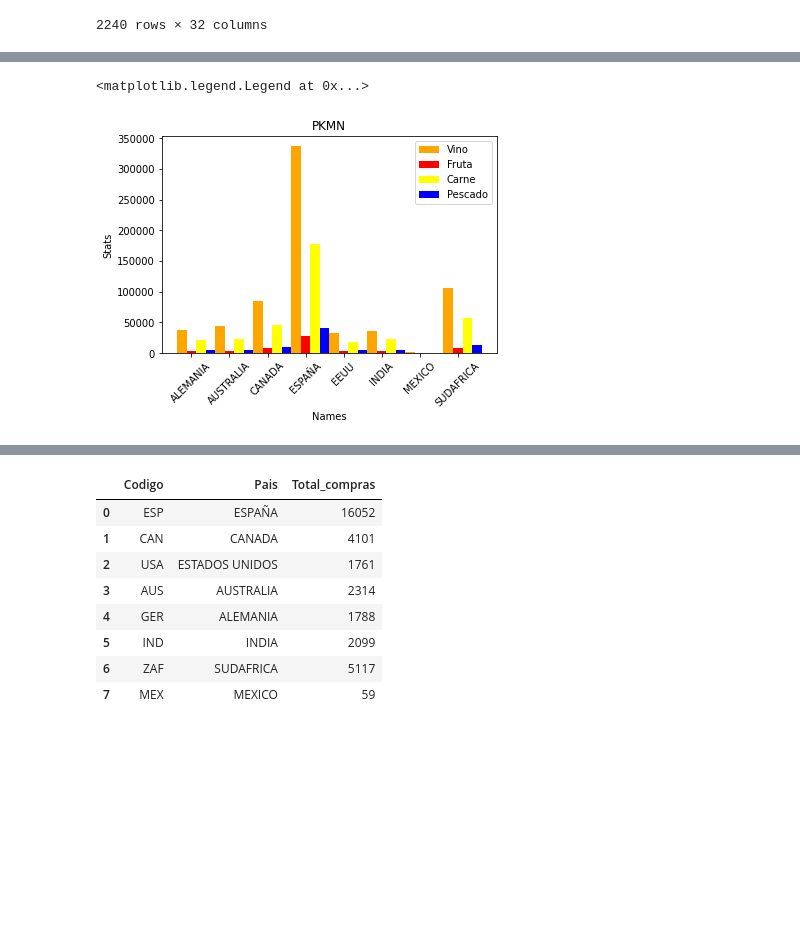
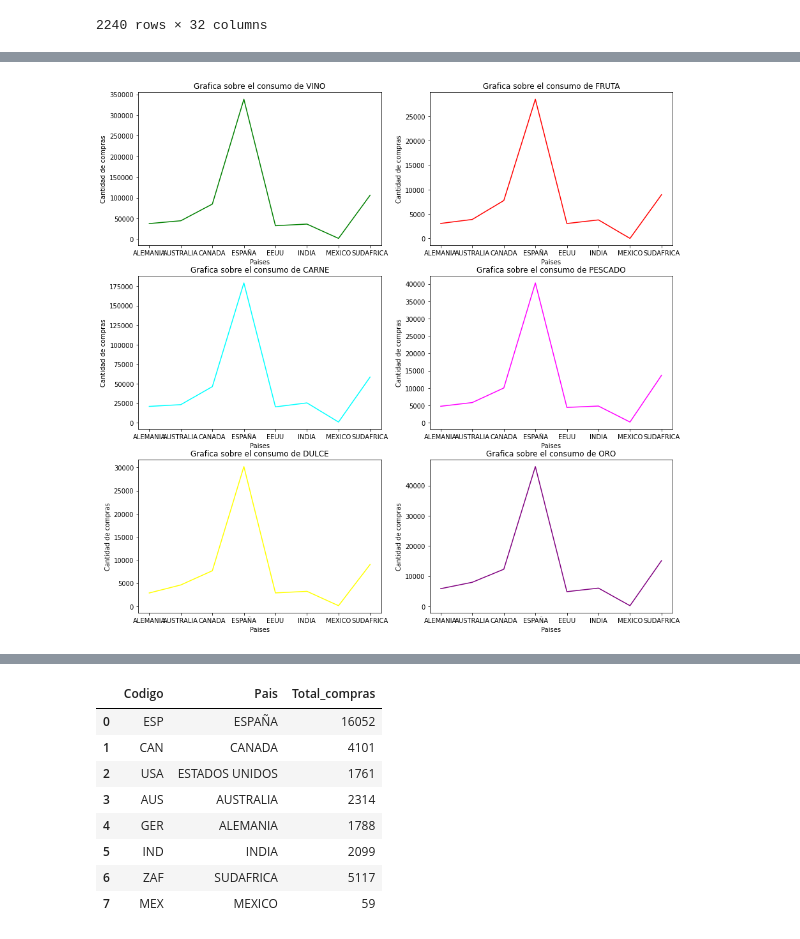
Before and after one commit to GabyLeon10100/MujeresDigitales, a Jupyter notebook: ProyectoFinal.ipynb, the cells around one changed output, grey strips where cells are left out. Saved outputs shown, nothing was run; the diff lists cells and outputs as text; code cells hidden in the pictures; blank space fills up the shorter version.

```diff
--- a/ProyectoFinal.ipynb
+++ b/ProyectoFinal.ipynb
@@ -276,20 +275,0 @@ compra
-# %%
-labels = compra['paises']
-x = np.arange(len(labels))
-width = 0.25
-
-plt.bar(x - width, compra['Wine'], label='Vino', width=width, color='orange')
-plt.bar(x, compra['Fruit'], label='Fruta', width=width, color='red')
-plt.bar(x + width , compra['Meat'], label='Carne', width=width, color='yellow')
-plt.bar(x + width + width, compra['Fish'], label='Pescado', width=width, color='blue')
-#plt.plot(x - width, pk['Attack'][:13], color="blue", label="ATK Line")
-#plt.plot(x, pk['HP'][:13], color="purple", label="HP Line")
-#plt.plot(x + width, pk['Defense'][:13], color="lightblue", label="DEF Line")
-plt.title("PKMN")
-plt.xlabel("Names")
-plt.ylabel("Stats")
-plt.xticks(rotation=45, ticks=x, labels=labels)
-plt.legend()
-# %% [output]
-<matplotlib.legend.Legend at 0x...>
-[figure, removed]
@@ -298,0 +276,28 @@ plt.subplots_adjust(wspace=0.5);
+# %%
+#Creamos 6 graficas que son las cantidades de productos que ofrece la tienda
+fig = plt.figure(figsize=(15,15))
+fig.tight_layout()
+colores = ['blue', 'green', 'red', 'cyan', 'magenta', 'yellow', 'purple', 'white']
+product = ['VINO', 'FRUTA', 'CARNE', 'PESCADO', 'DULCE', 'ORO']
+
+for i in range(1,7):
+  x = ["ALEMANIA", "AUSTRALIA", "CANADA", "ESPAÑA", "EEUU", "INDIA", "MEXICO", "SUDAFRICA"]
+  if i == 1:
+    y = compra['Wine']
+  elif i == 2:
+    y = compra['Fruit']
+  elif i == 3:
+    y = compra['Meat']
+  elif i == 4:
+    y = compra['Fish']
+  elif i == 5:
+    y = compra['Sweet']
+  elif i == 6:
+    y = compra['Gold']
+  ax = plt.subplot(3,2,i)
+  ax.plot(x,y,color=colores[i])
+  ax.set_xlabel('Paises')
+  ax.set_ylabel('Cantidad de compras')
+  ax.set_title('Grafica sobre el consumo de ' + str(product[i-1]))
+# %% [output]
+[figure, added]
```
Also changed, not shown: parts of 59 cells of this notebook.
